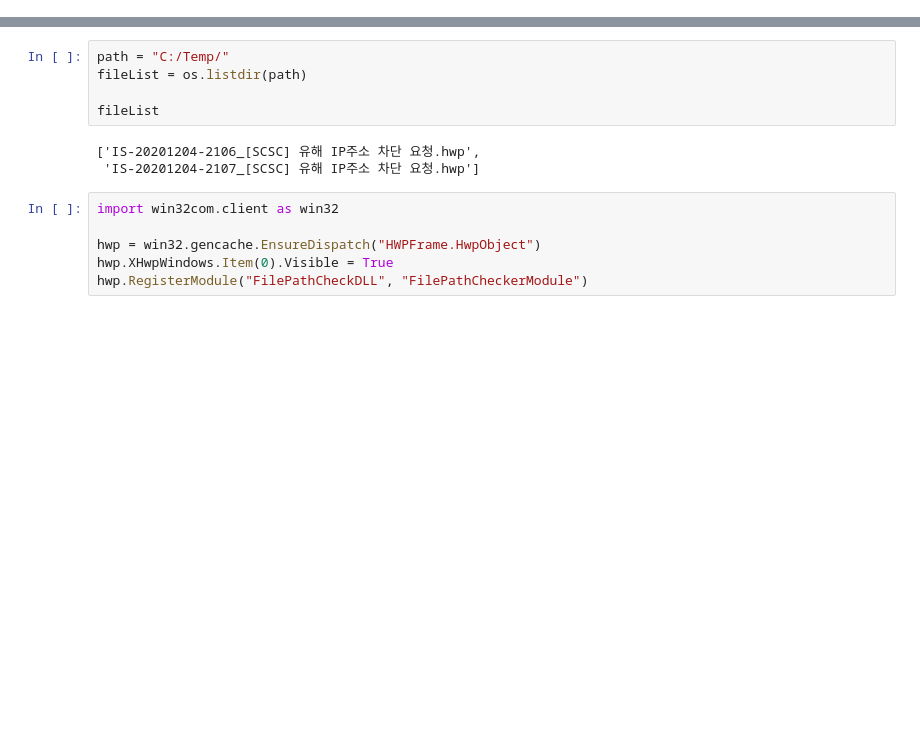
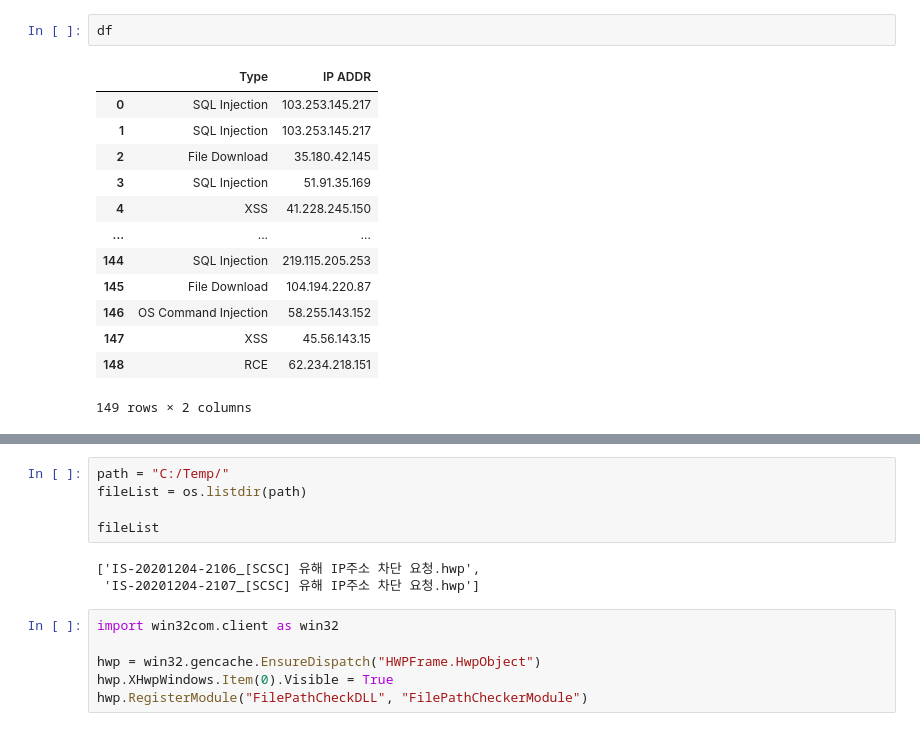
Before and after one commit to shellcode777/ipynb.github, a Jupyter notebook: Untitled.ipynb, the cells around one changed output, grey strips where cells are left out. Cells and saved outputs as stored; diff of their text form; blank space fills up the shorter version.

```diff
--- a/Untitled.ipynb
+++ b/Untitled.ipynb
@@ -202,0 +372,16 @@ com_error: (-2147221005, '잘못된 클래스 문자열입니다.', None, None)
+# %%
+df
+# %% [output]
+|  | Type | IP ADDR |
+| 0 | SQL Injection | 103.253.145.217 |
+| 1 | SQL Injection | 103.253.145.217 |
+| 2 | File Download | 35.180.42.145 |
+| 3 | SQL Injection | 51.91.35.169 |
+| 4 | XSS | 41.228.245.150 |
+| ... | ... | ... |
+| 144 | SQL Injection | 219.115.205.253 |
+| 145 | File Download | 104.194.220.87 |
+| 146 | OS Command Injection | 58.255.143.152 |
+| 147 | XSS | 45.56.143.15 |
+| 148 | RCE | 62.234.218.151 |
+149 rows × 2 columns
```
Also changed, not shown: parts of 13 cells of this notebook, 2 other files.
